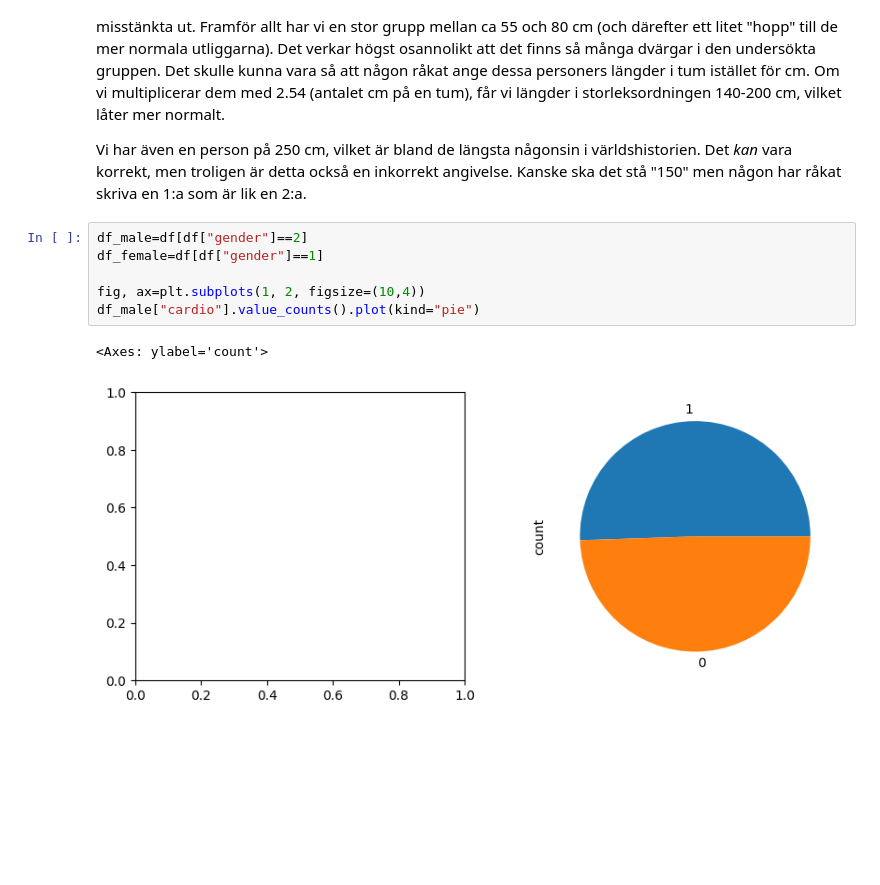
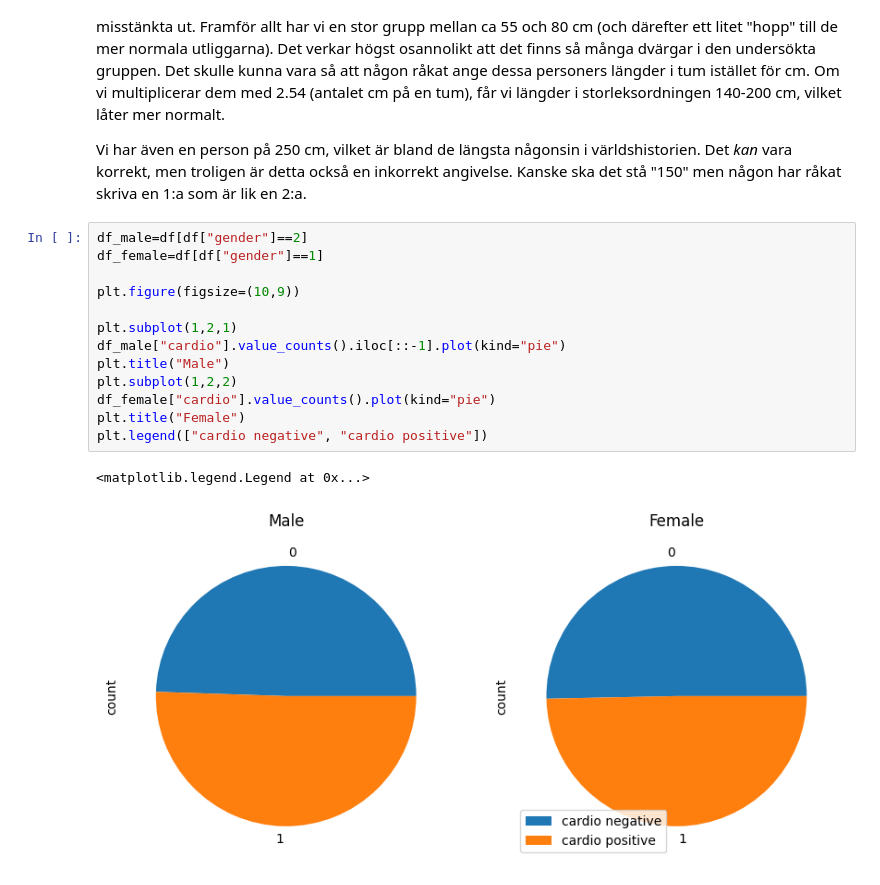
Before and after one commit to bearwinterfirth/medical, a Jupyter notebook: disease_prediction_1.ipynb, the cells around one changed output. Saved outputs shown, nothing was run; the diff lists cells and outputs as text; blank space fills up the shorter version.

```diff
--- a/disease_prediction.ipynb
+++ b/disease_prediction_1.ipynb
@@ -78,9 +82,16 @@ Vi har även en person på 250 cm, vilket är bland de längsta någonsin i vär
 # %%
 df_male=df[df["gender"]==2]
 df_female=df[df["gender"]==1]
 
-fig, ax=plt.subplots(1, 2, figsize=(10,4))
-df_male["cardio"].value_counts().plot(kind="pie")
+plt.figure(figsize=(10,9))
+
+plt.subplot(1,2,1)
+df_male["cardio"].value_counts().iloc[::-1].plot(kind="pie")
+plt.title("Male")
+plt.subplot(1,2,2)
+df_female["cardio"].value_counts().plot(kind="pie")
+plt.title("Female")
+plt.legend(["cardio negative", "cardio positive"])
 # %% [output]
-<Axes: ylabel='count'>
+<matplotlib.legend.Legend at 0x...>
-[figure, old version]
+[figure, new version]
```
Also changed, not shown: parts of 3 cells of this notebook, 1 other file.
